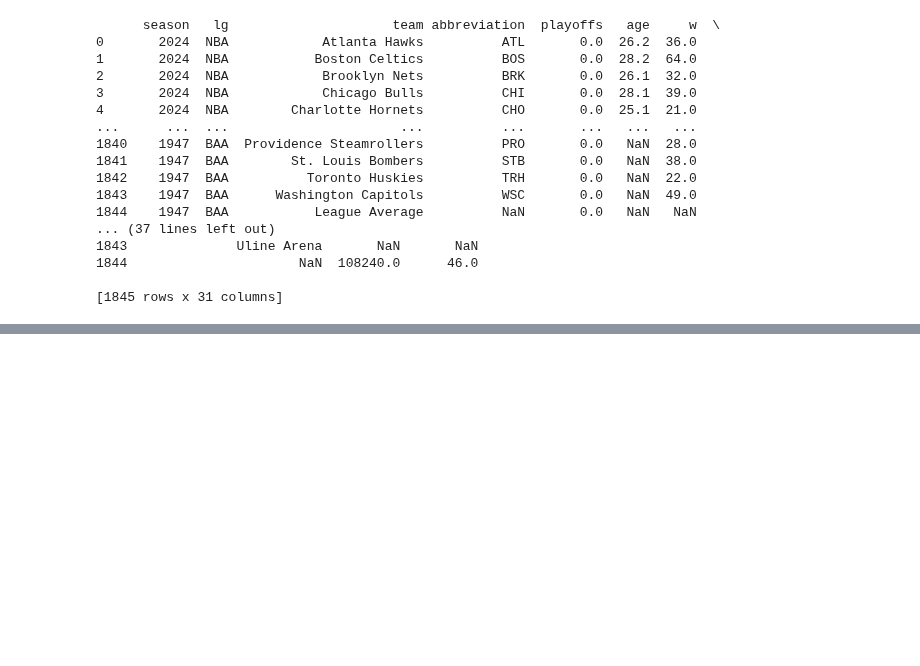
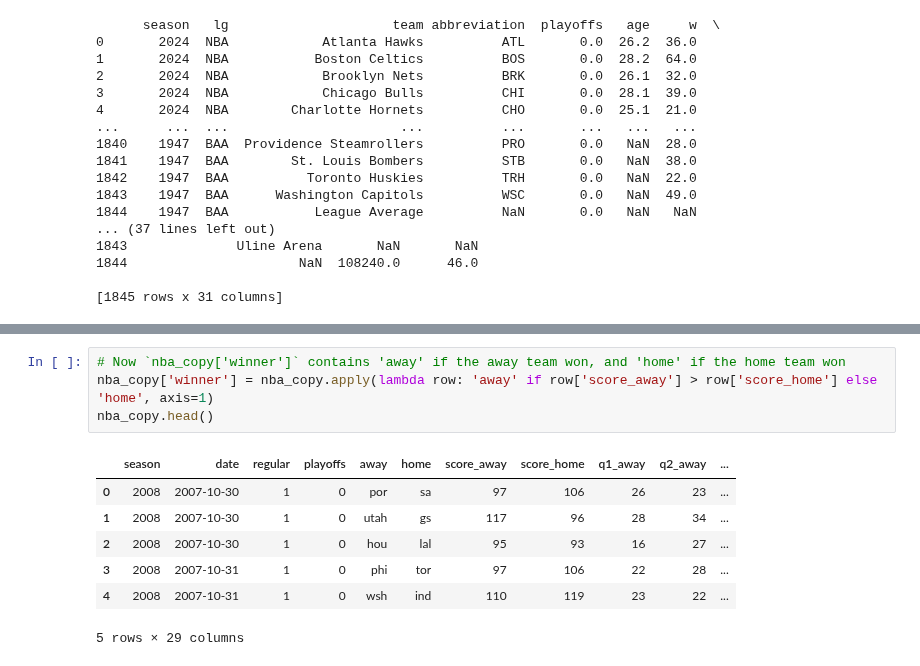
Before and after one commit to shrimpeu/Predictive-Analytics-for-a-Betting-Gaming-Platform, a Jupyter notebook: Data_Cleaning_and_Preprocessing.ipynb, the cells around one changed output, grey strips where cells are left out. Cells and saved outputs as stored; diff of their text form; blank space fills up the shorter version.

```diff
--- a/Data_Cleaning_and_Preprocessing.ipynb
+++ b/Data_Cleaning_and_Preprocessing.ipynb
@@ -130,0 +146,12 @@ team_copy.to_csv('./datasets/processed_team_summaries.csv', index=False)
+# %%
+# Now `nba_copy['winner']` contains 'away' if the away team won, and 'home' if the home team won
+nba_copy['winner'] = nba_copy.apply(lambda row: 'away' if row['score_away'] > row['score_home'] else 'home', axis=1)
+nba_copy.head()
+# %% [output]
+|  | season | date | regular | playoffs | away | home | score_away | score_home | q1_away | q2_away | ... |
+| 0 | 2008 | 2007-10-30 | 1 | 0 | por | sa | 97 | 106 | 26 | 23 | ... |
+| 1 | 2008 | 2007-10-30 | 1 | 0 | utah | gs | 117 | 96 | 28 | 34 | ... |
+| 2 | 2008 | 2007-10-30 | 1 | 0 | hou | lal | 95 | 93 | 16 | 27 | ... |
+| 3 | 2008 | 2007-10-31 | 1 | 0 | phi | tor | 97 | 106 | 22 | 28 | ... |
+| 4 | 2008 | 2007-10-31 | 1 | 0 | wsh | ind | 110 | 119 | 23 | 22 | ... |
+5 rows × 29 columns
```
Also changed, not shown: parts of 7 cells of this notebook.
